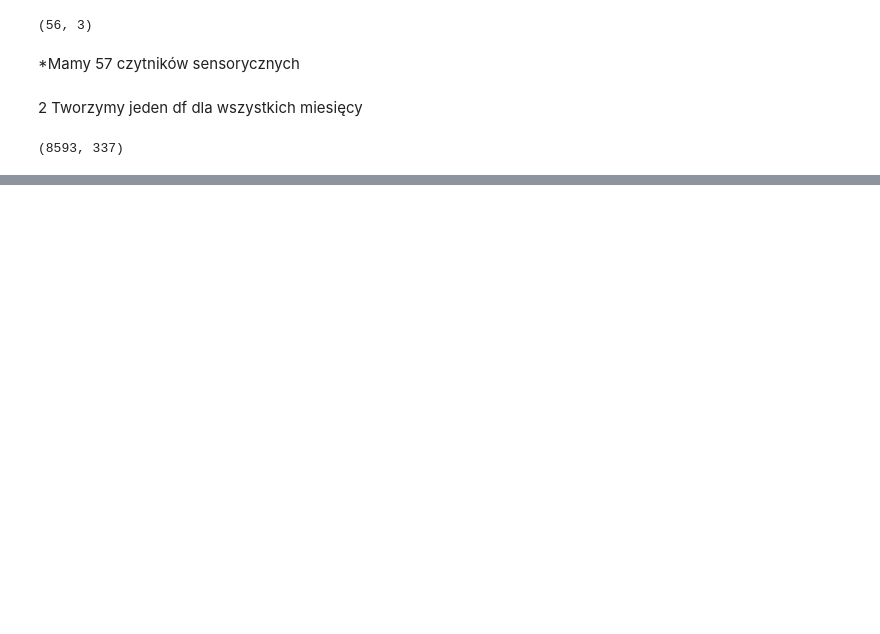
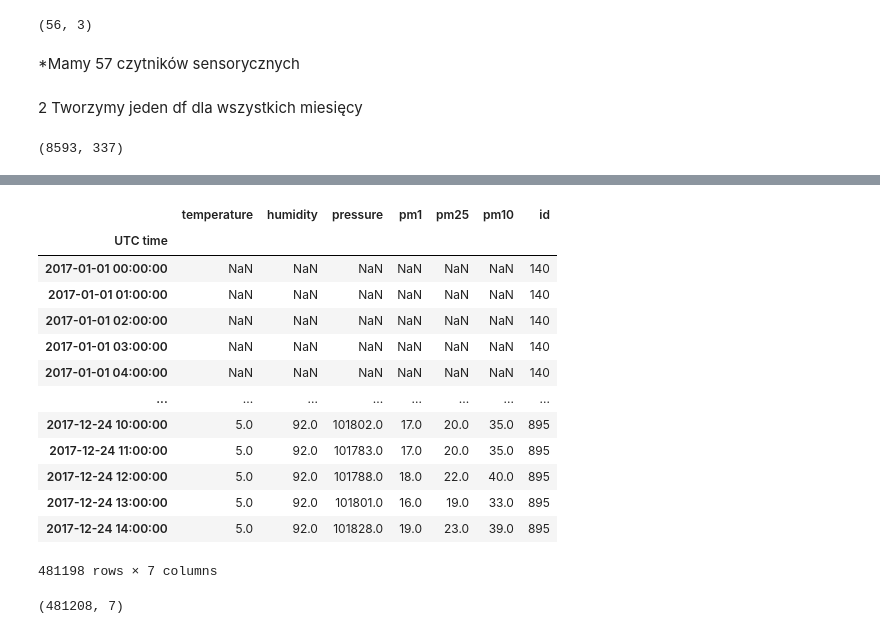
Before and after one commit to Joanna0512/smog_krakowski, a Jupyter notebook: smog_w_krakowie.ipynb, the cells around one changed output, grey strips where cells are left out. Drawn from its saved outputs; the diff is of its cells as text; code cells hidden in the pictures; blank space fills up the shorter version.

```diff
--- a/smog_w_krakowie.ipynb
+++ b/smog_w_krakowie.ipynb
@@ -119,0 +181,21 @@ year.shape
+# %%
+new_df.head(-10)
+# %% [output]
+|  | temperature | humidity | pressure | pm1 | pm25 | pm10 | id |
+| UTC time |  |  |  |  |  |  |  |
+| 2017-01-01 00:00:00 | NaN | NaN | NaN | NaN | NaN | NaN | 140 |
+| 2017-01-01 01:00:00 | NaN | NaN | NaN | NaN | NaN | NaN | 140 |
+| 2017-01-01 02:00:00 | NaN | NaN | NaN | NaN | NaN | NaN | 140 |
+| 2017-01-01 03:00:00 | NaN | NaN | NaN | NaN | NaN | NaN | 140 |
+| 2017-01-01 04:00:00 | NaN | NaN | NaN | NaN | NaN | NaN | 140 |
+| ... | ... | ... | ... | ... | ... | ... | ... |
+| 2017-12-24 10:00:00 | 5.0 | 92.0 | 101802.0 | 17.0 | 20.0 | 35.0 | 895 |
+| 2017-12-24 11:00:00 | 5.0 | 92.0 | 101783.0 | 17.0 | 20.0 | 35.0 | 895 |
+| 2017-12-24 12:00:00 | 5.0 | 92.0 | 101788.0 | 18.0 | 22.0 | 40.0 | 895 |
+| 2017-12-24 13:00:00 | 5.0 | 92.0 | 101801.0 | 16.0 | 19.0 | 33.0 | 895 |
+| 2017-12-24 14:00:00 | 5.0 | 92.0 | 101828.0 | 19.0 | 23.0 | 39.0 | 895 |
+481198 rows × 7 columns
+# %%
+new_df.shape
+# %% [output]
+(481208, 7)
```
Also changed, not shown: parts of 15 cells of this notebook.
